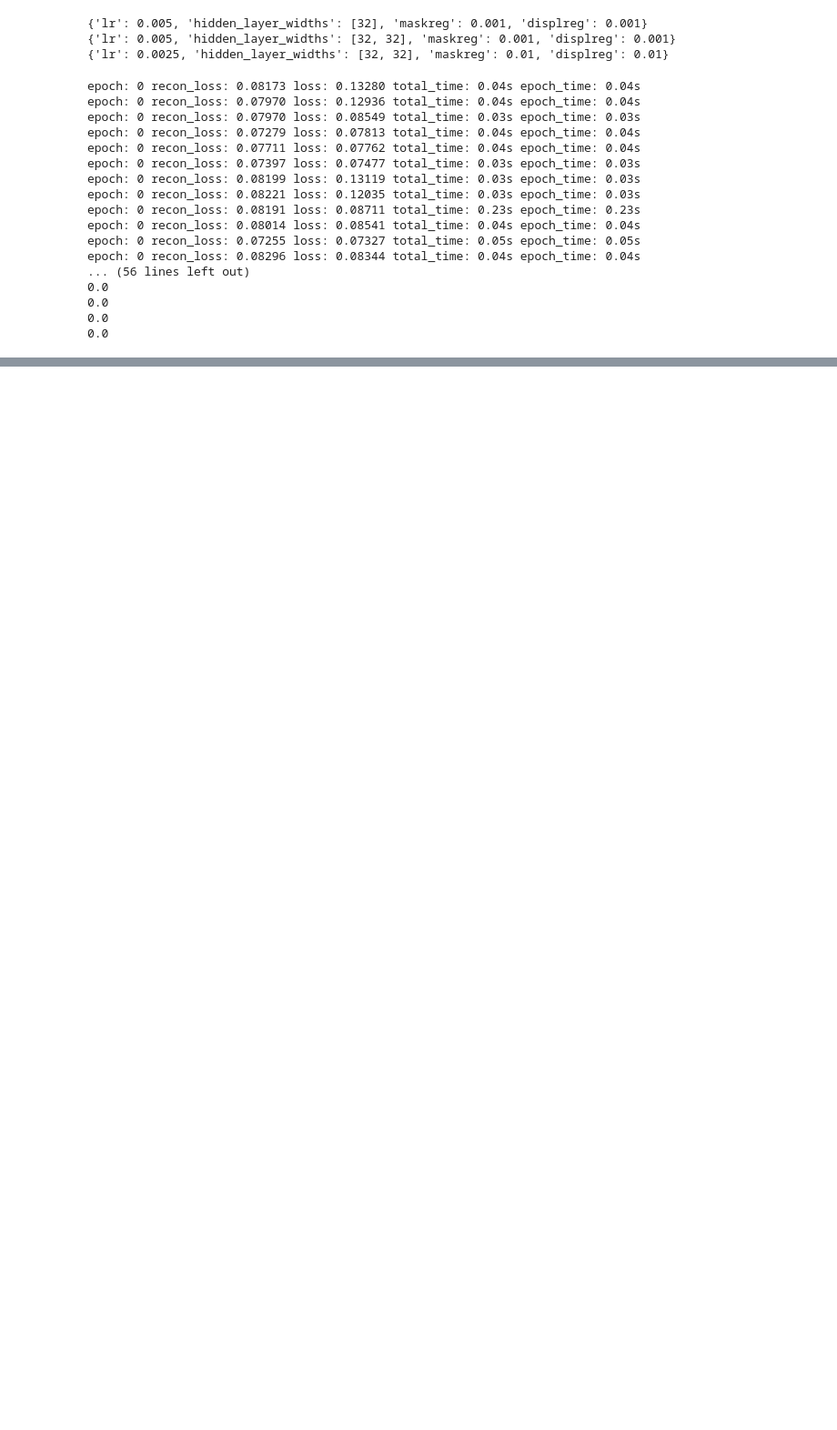
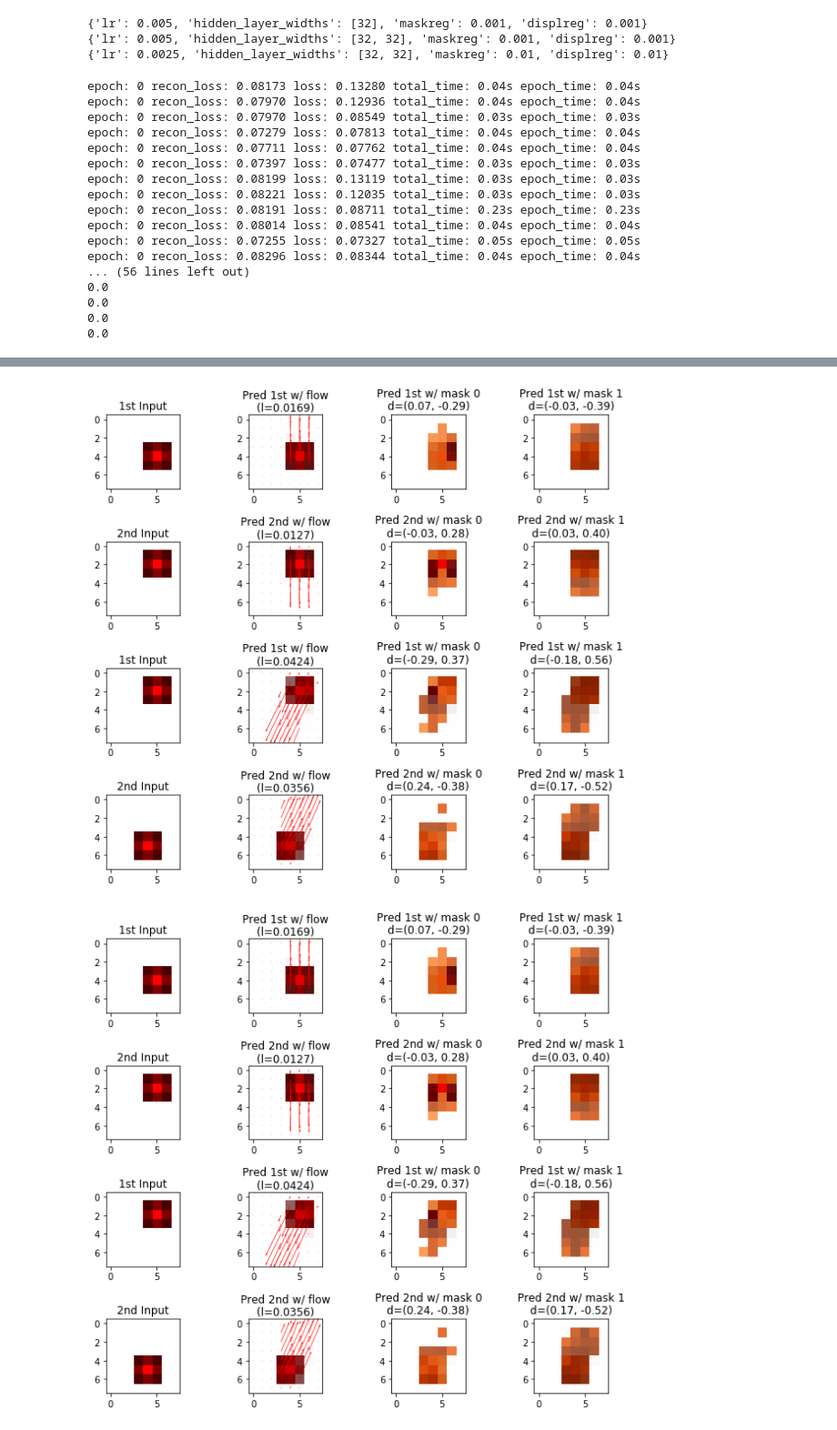
Before and after one commit to AZJaffe/football_code, a Jupyter notebook: sfm/trainsfm.ipynb, the cells around one changed output, grey strips where cells are left out. Shown at 91% size. Cells and saved outputs as stored; diff of their text form; code cells hidden in the pictures; blank space fills up the shorter version.

```diff
--- a/sfm/trainsfm.ipynb
+++ b/sfm/trainsfm.ipynb
@@ -182,3 +182,28 @@ epoch: 0 recon_loss: 0.08296 loss: 0.08344 total_time: 0.04s epoch_time: 0.04s
 import pickle
 with open('./data.p', 'wb') as f:
     pickle.dump(result, f)
+# %%
+import pair_frames_dataset
+import trainsfm
+import sfmnet
+import pair_frames_dataset
+import numpy as np
+import torch
+import torch.nn.functional as F
+import torch.nn as nn
+import matplotlib.pyplot as plt
+import imageio
+m = trainsfm.train(
+    data_dir='../../datasets/gradient_ball_slow_speed_8x8/',
+    K=2,
+    tensorboard_dir='./tb/vis_test2',
+    num_epochs=80,
+    vis_freq=5,
+    fc_layer_width=128,
+    conv_depth=2,
+    num_hidden_layers=2,
+    maskreg_coeff=0.1,
+    displreg_coeff=0.1,
+    forwbackwreg_coeff=0.1,
+    lr=0.001
+)
@@ -184,0 +228,8 @@ with open('./data.p', 'wb') as f:
+# %%
+
+ds = pair_frames_dataset.PairConsecutiveFramesDataset('../../datasets/gradient_ball_slow_speed_8x8/')
+im1, im2 = ds[0:2]
+sfmnet.visualize(m, im1, im2)
+# %% [output]
+[figure, added]
+[figure, added]
```
Also changed, not shown: parts of 1 cell of this notebook, 4 other files.
